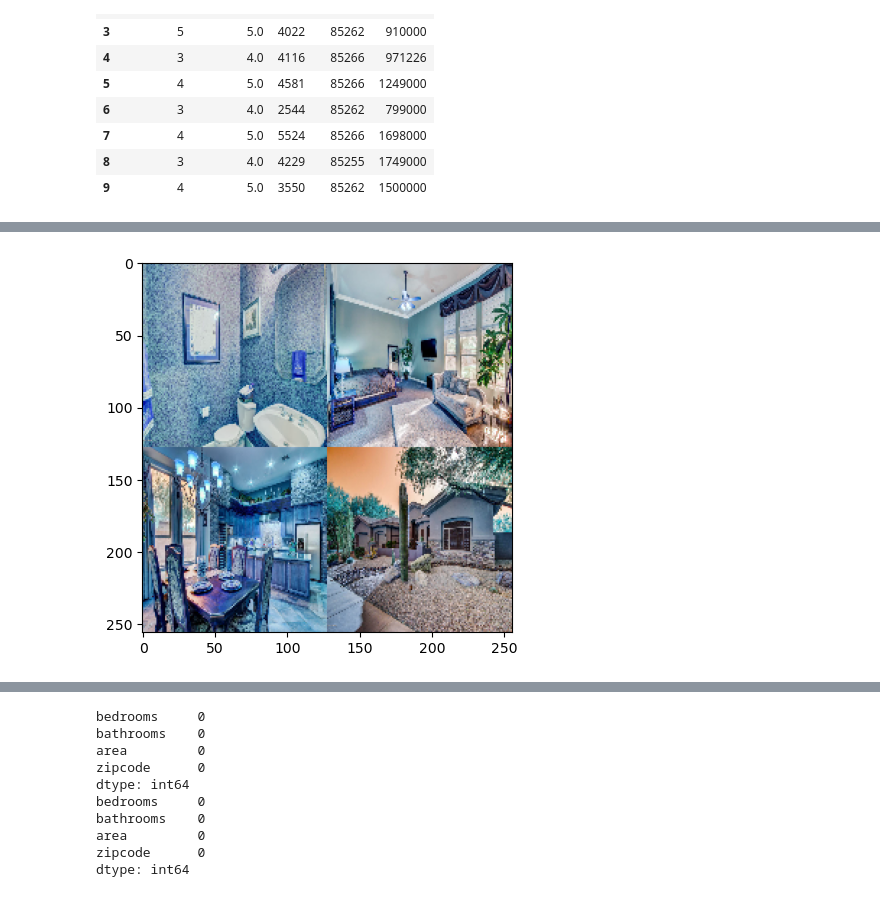
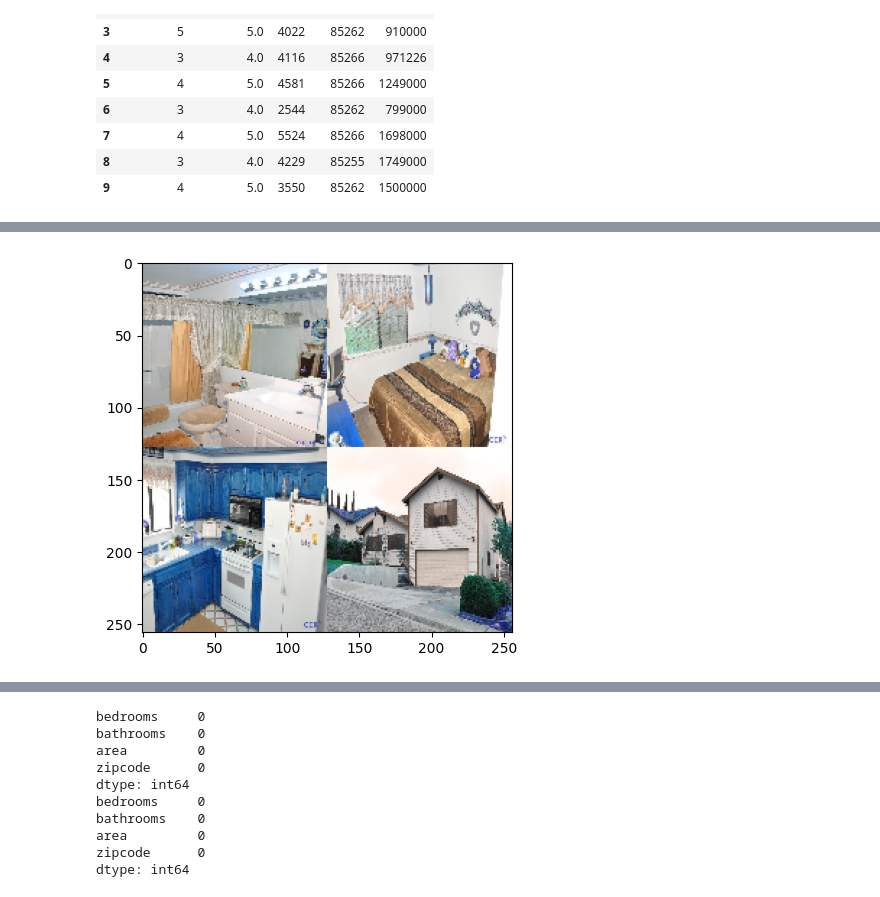
Before and after one commit to TobiPfeiffersGitHub/dla_term_paper, a Jupyter notebook: model.ipynb, the cells around one changed output, grey strips where cells are left out. Saved outputs shown, nothing was run; the diff lists cells and outputs as text; code cells hidden in the pictures.

```diff
--- a/model.ipynb
+++ b/model.ipynb
@@ -58,5 +87,5 @@ X_train, X_test, y_train, y_test = train_test_split(X, y, train_size=0.9, random
 # %%
-def image_split(df):
+def image_split_hr(df):
     images = []
 
     for i in df.index.values:
@@ -84,0 +111,6 @@ X_test_img = image_split(y_test)
+# %%
+X_train_img_lr = image_split_lr(y_train)
+X_test_img_lr = image_split_lr(y_test)
+
+X_train_img_hr = image_split_hr(y_train)
+X_test_img_hr = image_split_hr(y_test)
@@ -85,6 +131,19 @@ X_test_img = image_split(y_test)
+# %%
+# standarise images
+X_train_img_lr = np.multiply(X_train_img_lr, (1/255))
+X_test_img_lr = np.multiply(X_test_img_lr, (1/255))
+
+X_train_img_hr = np.multiply(X_train_img_hr, (1/255))
+X_test_img_hr = np.multiply(X_test_img_hr, (1/255))
+
+# y is the price of the house corresponding to house i
+y_train = np.stack(y_train)
+y_train = y_train / p_max
+y_test = np.stack(y_test)
+y_test = y_test / p_max
 # %%
-# visualise the data
-plt.imshow(X_train_img[1])
+# visualisation pt. II
+plt.imshow(X_test_img_hr[3])
 plt.show()
 # %% [output]
-[figure, old version]
+[figure, new version]
```
Also changed, not shown: parts of 34 cells of this notebook.
